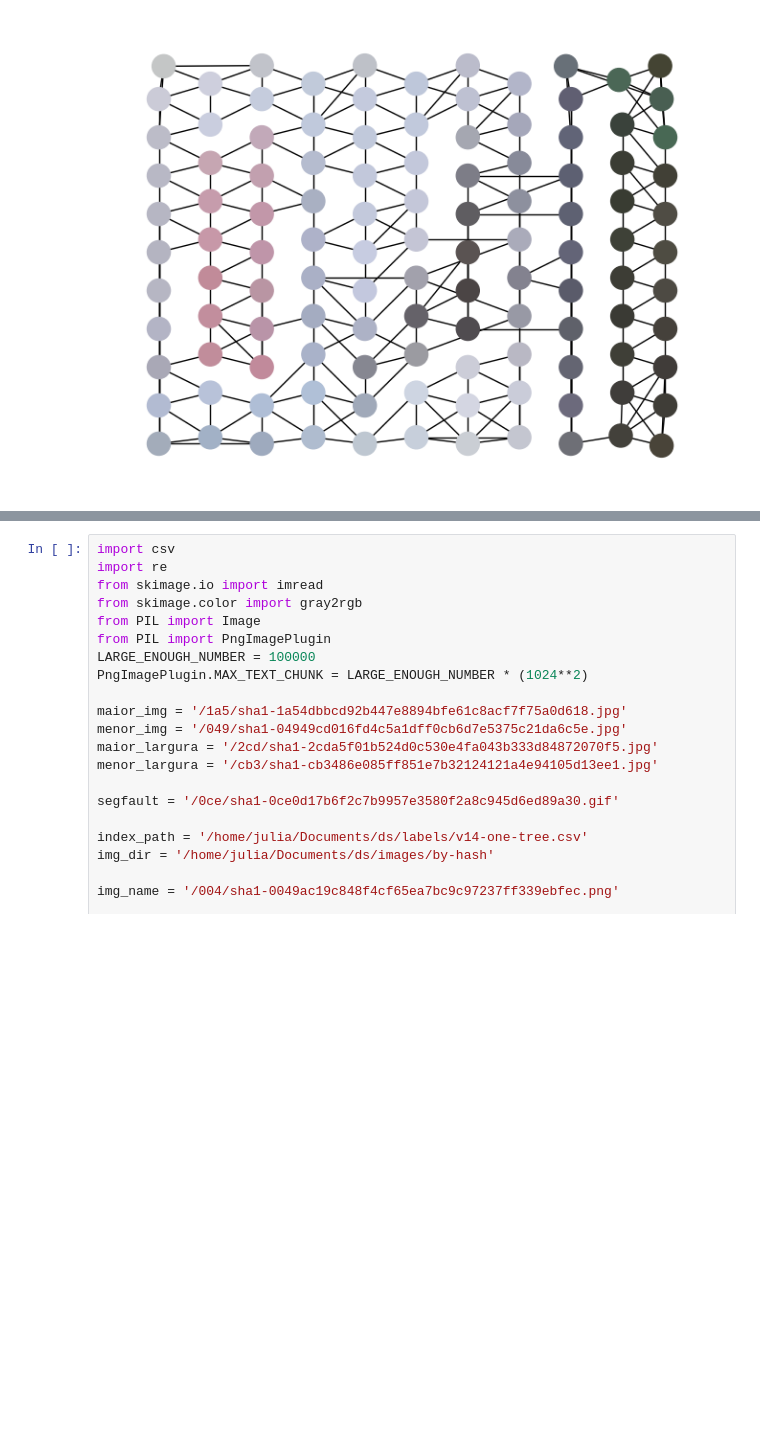
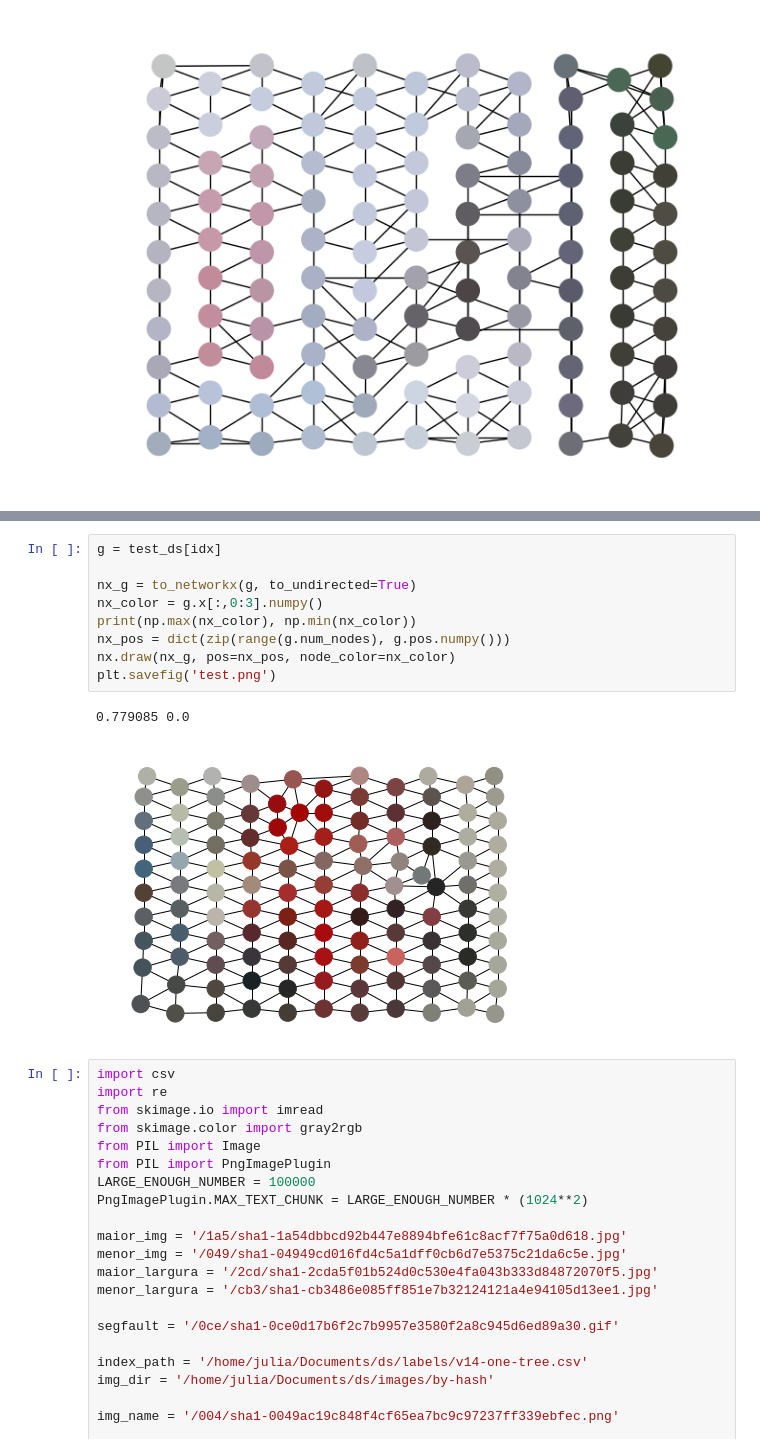
Before and after one commit to jpelayx/mnist-graphs, a Jupyter notebook: viz.ipynb, the cells around one changed output, grey strips where cells are left out. Cells and saved outputs as stored; diff of their text form; blank space fills up the shorter version.

```diff
--- a/viz.ipynb
+++ b/viz.ipynb
@@ -173,3 +197,15 @@ nx.draw(nx_g, pos=nx_pos, node_color=nx_color)
+# %%
+g = test_ds[idx]
+
+nx_g = to_networkx(g, to_undirected=True)
+nx_color = g.x[:,0:3].numpy()
+print(np.max(nx_color), np.min(nx_color))
+nx_pos = dict(zip(range(g.num_nodes), g.pos.numpy()))
+nx.draw(nx_g, pos=nx_pos, node_color=nx_color)
+plt.savefig('test.png')
+# %% [output]
+0.779085 0.0
+[figure, added]
 # %%
 import csv
 import re
```
Also changed, not shown: parts of 6 cells of this notebook, 4 other files.
